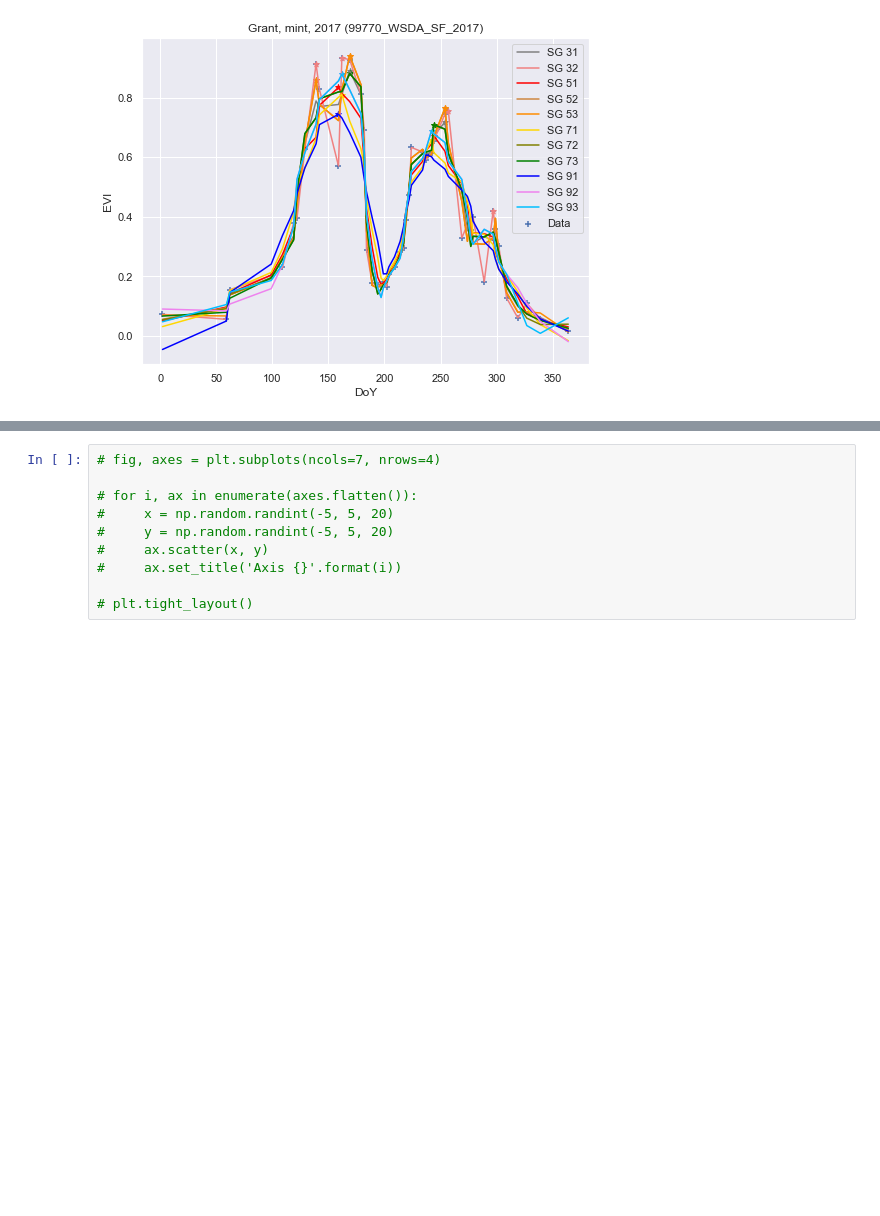
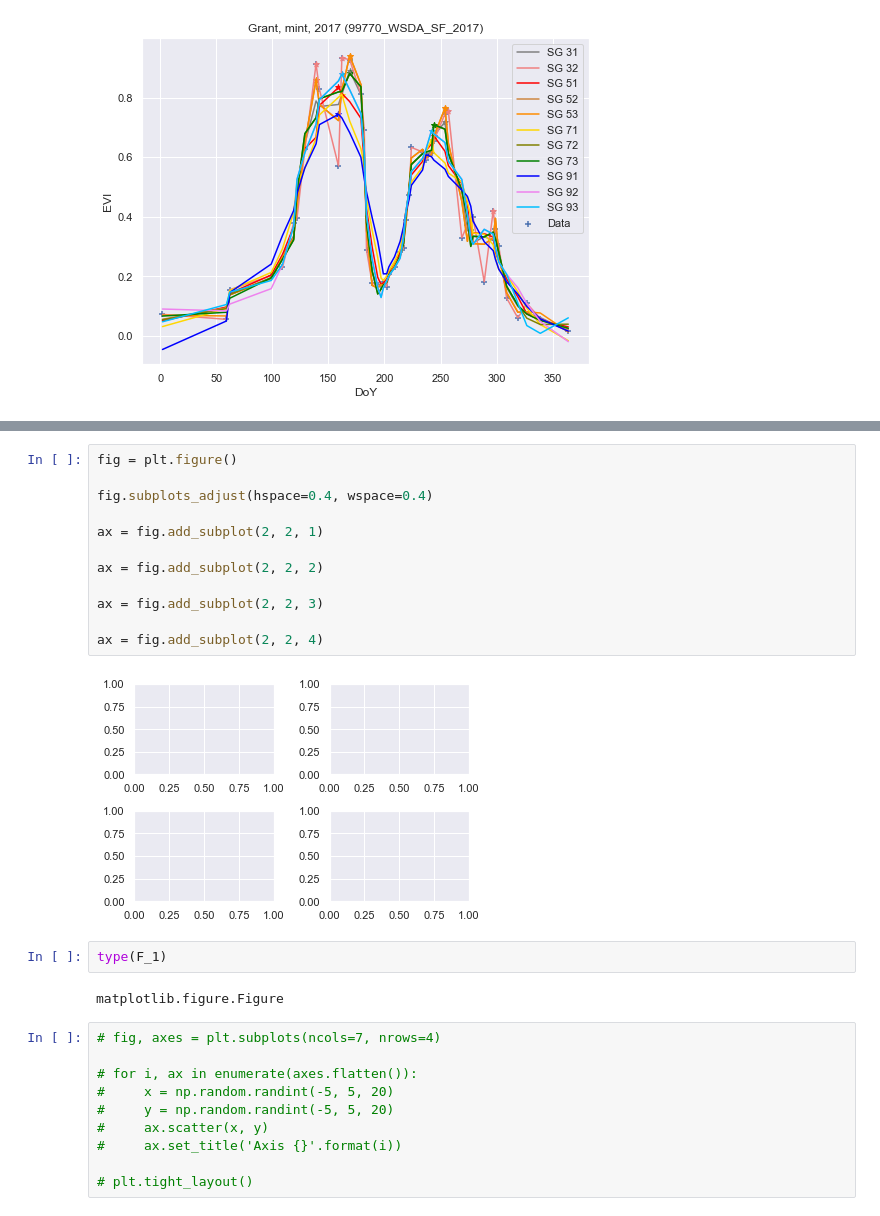
Before and after one commit to sunil21075/Ag, a Jupyter notebook: remote_sensing/python/Local_Jupyter_NoteBooks/panel plots.ipynb, the cells around one changed output, grey strips where cells are left out. Saved outputs shown, nothing was run; the diff lists cells and outputs as text; blank space fills up the shorter version.

```diff
--- a/remote_sensing/python/Local_Jupyter_NoteBooks/panel plots.ipynb
+++ b/remote_sensing/python/Local_Jupyter_NoteBooks/panel plots.ipynb
@@ -428,3 +440,21 @@ plt.savefig(fname = fig_name, \
+# %%
+fig = plt.figure()
+
+fig.subplots_adjust(hspace=0.4, wspace=0.4)
+
+ax = fig.add_subplot(2, 2, 1)
+
+ax = fig.add_subplot(2, 2, 2)
+
+ax = fig.add_subplot(2, 2, 3)
+
+ax = fig.add_subplot(2, 2, 4)
+# %% [output]
+[figure, added]
+# %%
+type(F_1)
+# %% [output]
+matplotlib.figure.Figure
 # %%
 # fig, axes = plt.subplots(ncols=7, nrows=4)
 
```
Also changed, not shown: parts of 17 cells of this notebook, 20 other files.
